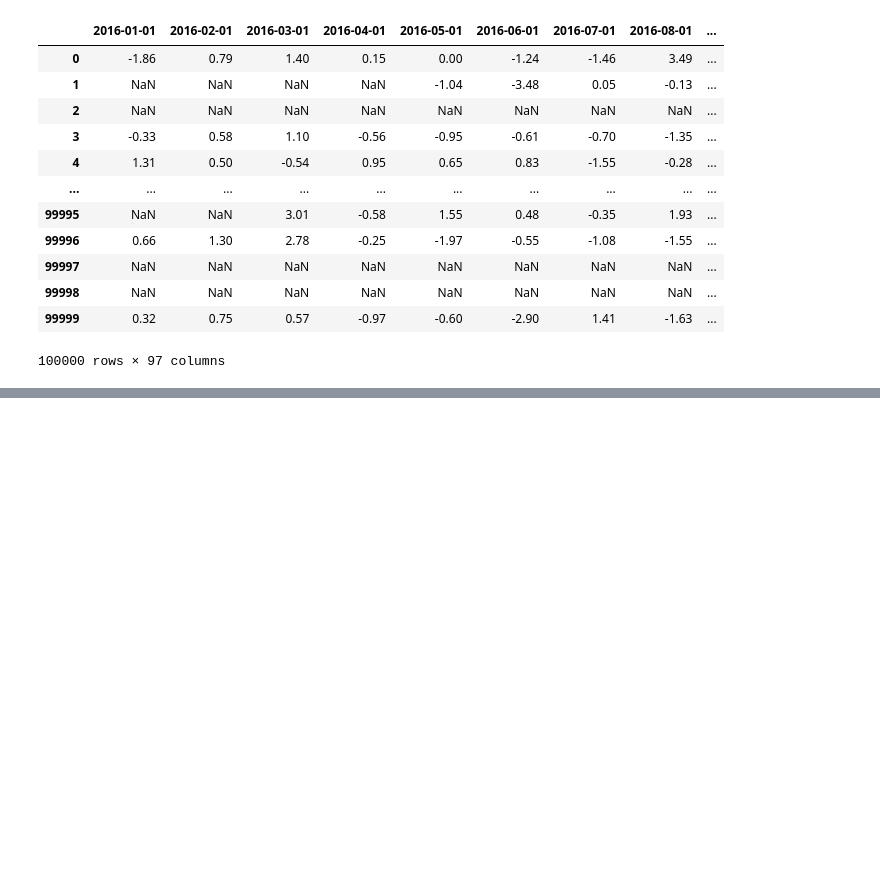
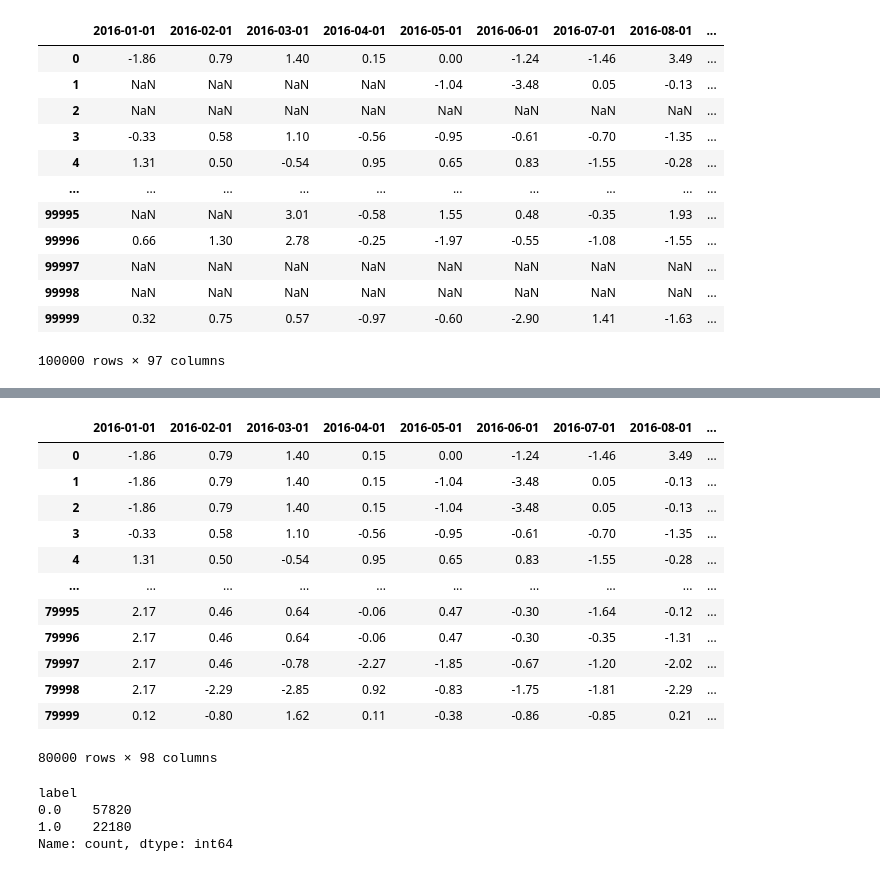
Before and after one commit to georgekovin/Clovery-Test-MD, a Jupyter notebook: training.ipynb, the cells around one changed output, grey strips where cells are left out. Drawn from its saved outputs; the diff is of its cells as text; code cells hidden in the pictures; blank space fills up the shorter version.

```diff
--- a/training.ipynb
+++ b/training.ipynb
@@ -190,0 +182,29 @@ re_data
+# %%
+re_data = re_data.ffill().bfill()
+re_data['label'] = data['label']
+
+re_train = re_data[re_data['label'] >= 0]
+re_test = re_data[re_data['label'] < 0].drop('label', axis=1)
+
+re_train
+# %% [output]
+|  | 2016-01-01 | 2016-02-01 | 2016-03-01 | 2016-04-01 | 2016-05-01 | 2016-06-01 | 2016-07-01 | 2016-08-01 | ... |
+| 0 | -1.86 | 0.79 | 1.40 | 0.15 | 0.00 | -1.24 | -1.46 | 3.49 | ... |
+| 1 | -1.86 | 0.79 | 1.40 | 0.15 | -1.04 | -3.48 | 0.05 | -0.13 | ... |
+| 2 | -1.86 | 0.79 | 1.40 | 0.15 | -1.04 | -3.48 | 0.05 | -0.13 | ... |
+| 3 | -0.33 | 0.58 | 1.10 | -0.56 | -0.95 | -0.61 | -0.70 | -1.35 | ... |
+| 4 | 1.31 | 0.50 | -0.54 | 0.95 | 0.65 | 0.83 | -1.55 | -0.28 | ... |
+| ... | ... | ... | ... | ... | ... | ... | ... | ... | ... |
+| 79995 | 2.17 | 0.46 | 0.64 | -0.06 | 0.47 | -0.30 | -1.64 | -0.12 | ... |
+| 79996 | 2.17 | 0.46 | 0.64 | -0.06 | 0.47 | -0.30 | -0.35 | -1.31 | ... |
+| 79997 | 2.17 | 0.46 | -0.78 | -2.27 | -1.85 | -0.67 | -1.20 | -2.02 | ... |
+| 79998 | 2.17 | -2.29 | -2.85 | 0.92 | -0.83 | -1.75 | -1.81 | -2.29 | ... |
+| 79999 | 0.12 | -0.80 | 1.62 | 0.11 | -0.38 | -0.86 | -0.85 | 0.21 | ... |
+80000 rows × 98 columns
+# %%
+re_train['label'].value_counts()
+# %% [output]
+label
+0.0    57820
+1.0    22180
+Name: count, dtype: int64
```
Also changed, not shown: parts of 8 cells of this notebook.
